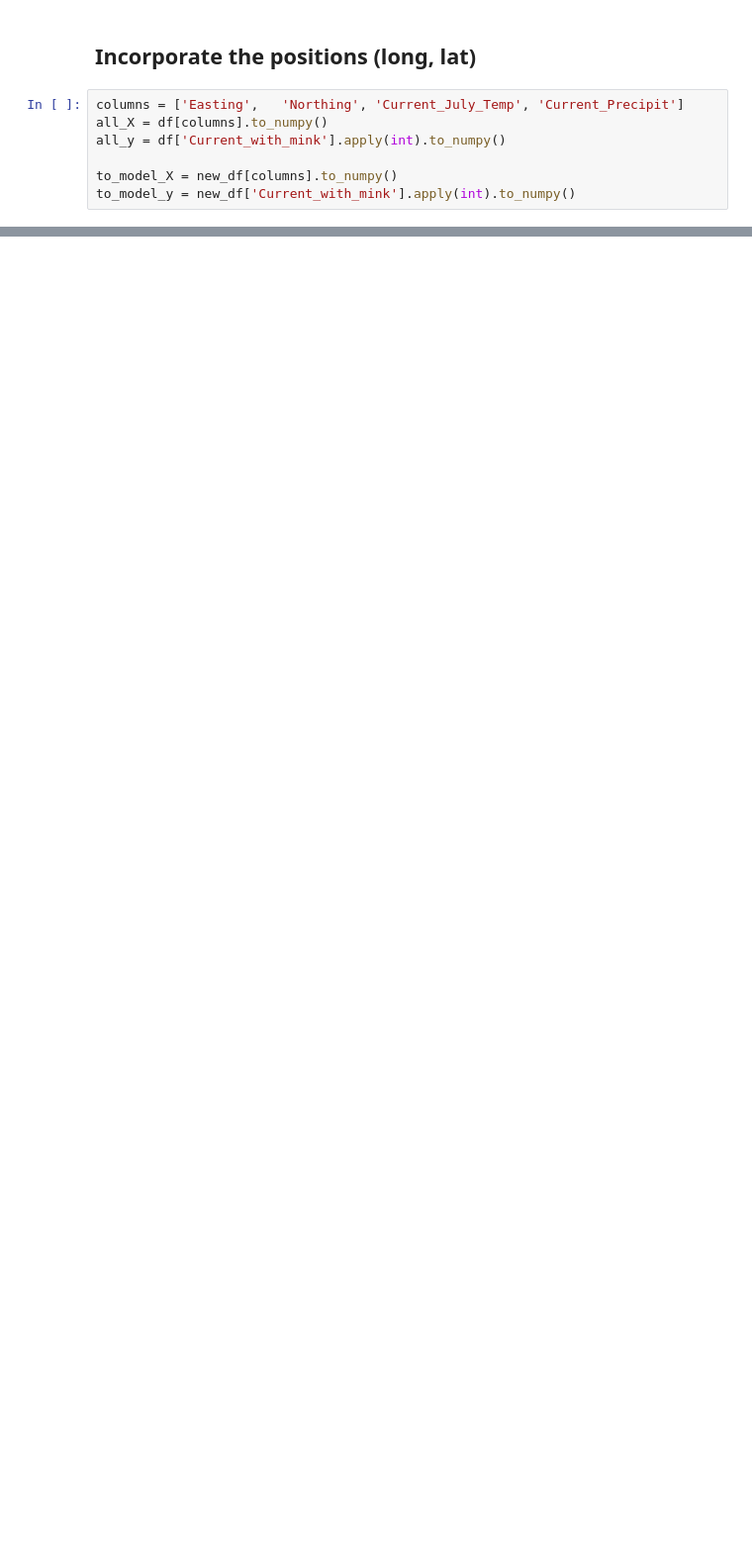
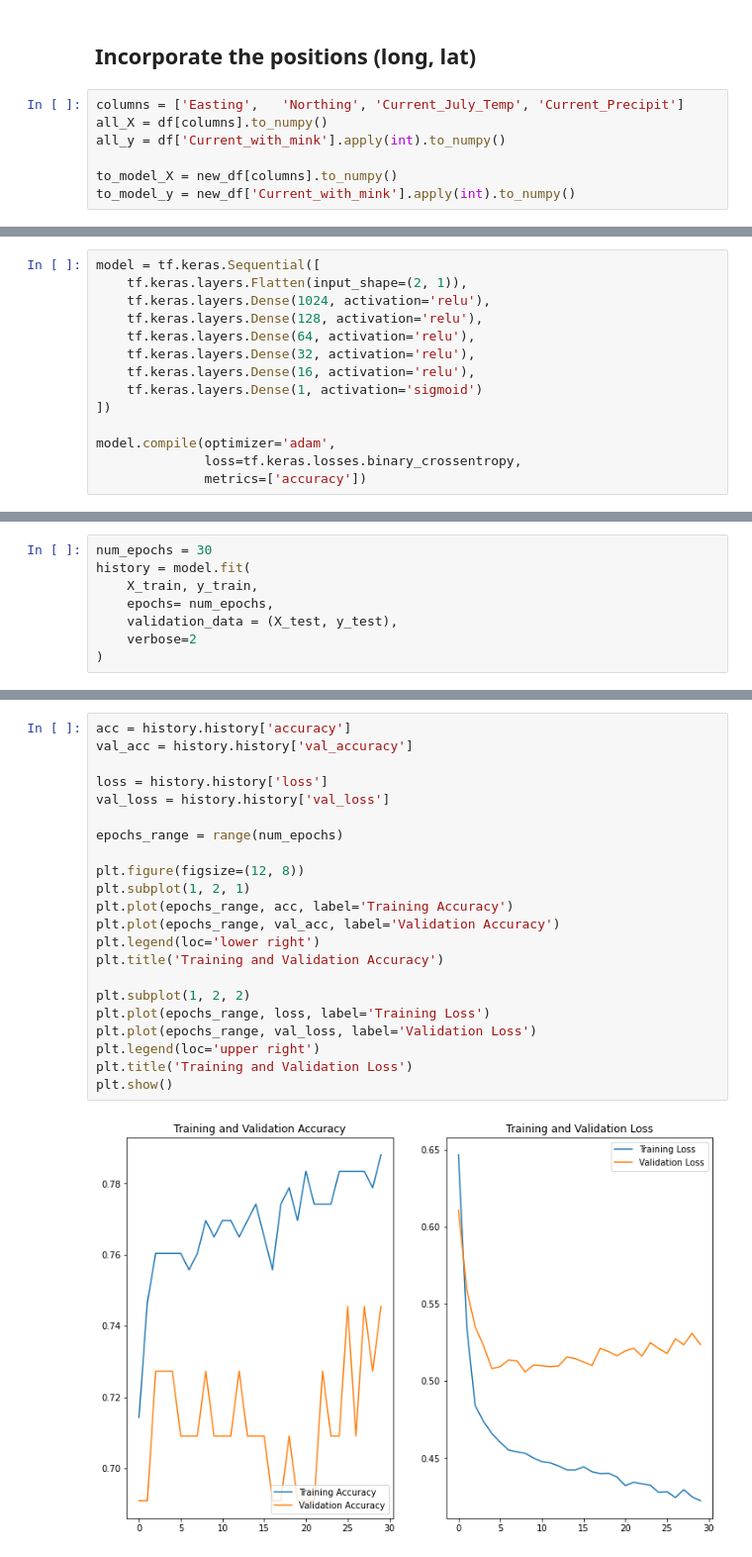
Before and after one commit to Inventrohyder/NS166_final, a Jupyter notebook: Notebook.ipynb, the cells around one changed output, grey strips where cells are left out. Shown at 99% size. Cells and saved outputs as stored; diff of their text form; blank space fills up the shorter version.

Commit message:
✨ feat: Use tensor flow as a model

```diff
--- a/Notebook.ipynb
+++ b/Notebook.ipynb
@@ -462,0 +479,14 @@ QDA 1
+# %%
+model = tf.keras.Sequential([
+    tf.keras.layers.Flatten(input_shape=(2, 1)),
+    tf.keras.layers.Dense(1024, activation='relu'),
+    tf.keras.layers.Dense(128, activation='relu'),
+    tf.keras.layers.Dense(64, activation='relu'),
+    tf.keras.layers.Dense(32, activation='relu'),
+    tf.keras.layers.Dense(16, activation='relu'),
+    tf.keras.layers.Dense(1, activation='sigmoid')
+])
+
+model.compile(optimizer='adam',
+              loss=tf.keras.losses.binary_crossentropy,
+              metrics=['accuracy'])
@@ -462,0 +513,8 @@ QDA 1
+# %%
+num_epochs = 30
+history = model.fit(
+    X_train, y_train,
+    epochs= num_epochs,
+    validation_data = (X_test, y_test),
+    verbose=2
+)
@@ -462,0 +539,24 @@ QDA 1
+# %%
+acc = history.history['accuracy']
+val_acc = history.history['val_accuracy']
+
+loss = history.history['loss']
+val_loss = history.history['val_loss']
+
+epochs_range = range(num_epochs)
+
+plt.figure(figsize=(12, 8))
+plt.subplot(1, 2, 1)
+plt.plot(epochs_range, acc, label='Training Accuracy')
+plt.plot(epochs_range, val_acc, label='Validation Accuracy')
+plt.legend(loc='lower right')
+plt.title('Training and Validation Accuracy')
+
+plt.subplot(1, 2, 2)
+plt.plot(epochs_range, loss, label='Training Loss')
+plt.plot(epochs_range, val_loss, label='Validation Loss')
+plt.legend(loc='upper right')
+plt.title('Training and Validation Loss')
+plt.show()
+# %% [output]
+[figure, added]
```
Also changed, not shown: parts of 14 cells of this notebook.
